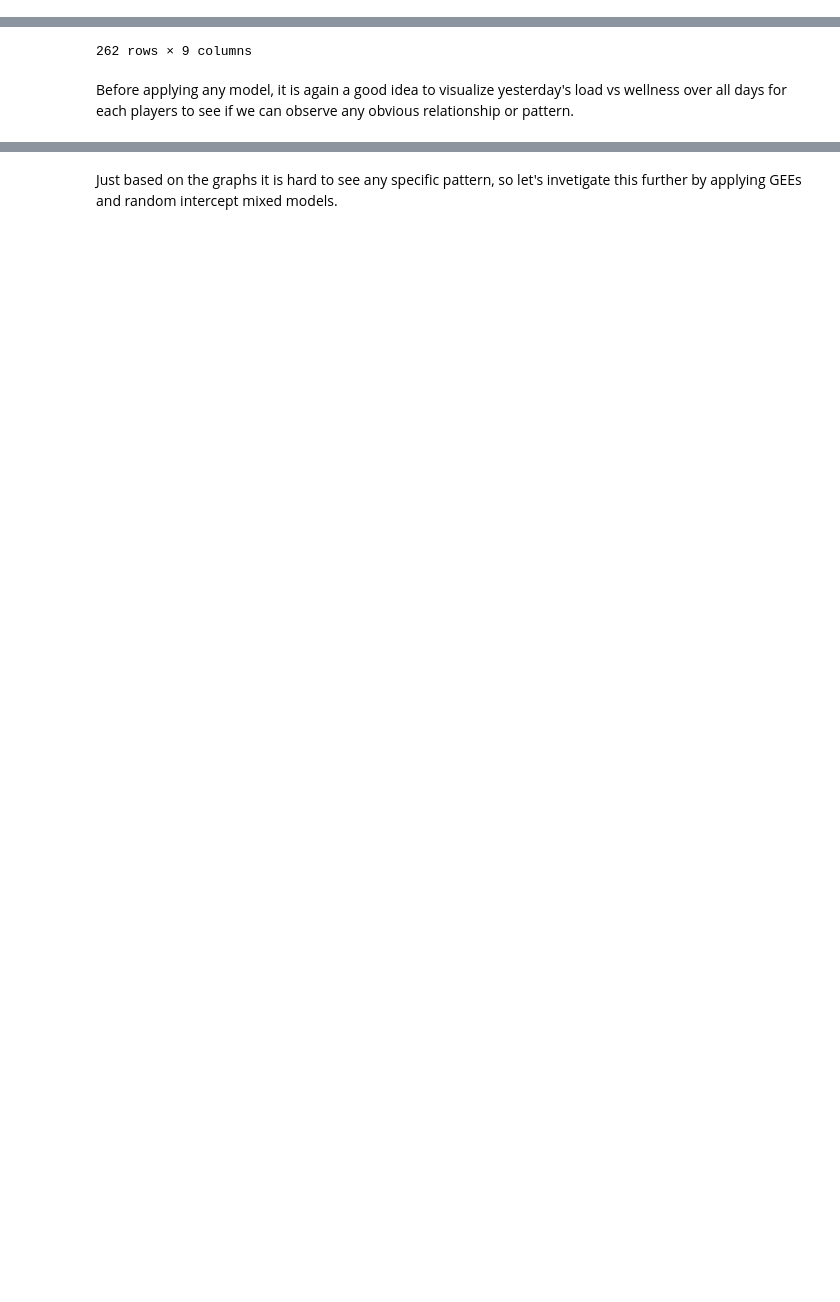
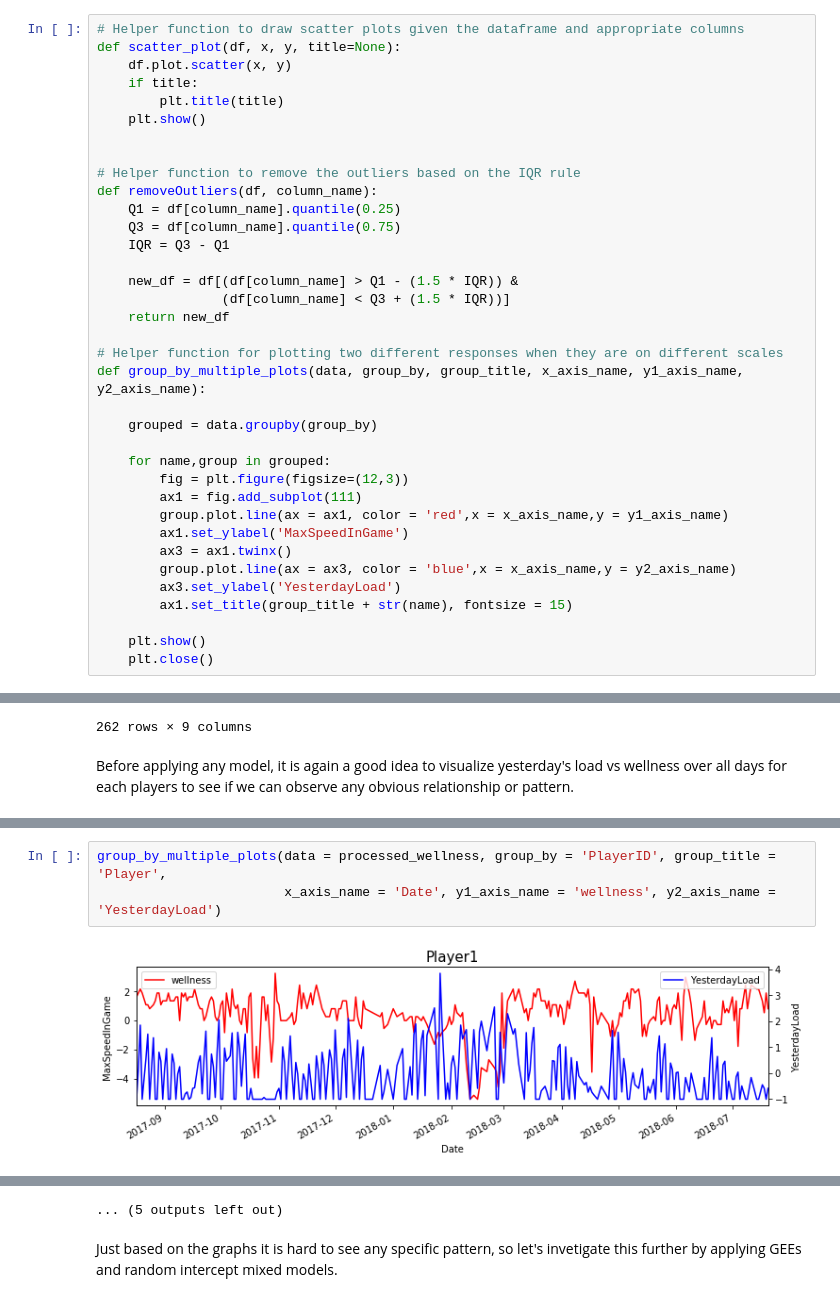
Before and after one commit to JoeRoussy/sta2453-project-1, a Jupyter notebook: yesterdays_load_vs_performance_and_wellness.ipynb, the cells around one changed output, grey strips where cells are left out. Saved outputs shown, nothing was run; the diff lists cells and outputs as text; blank space fills up the shorter version.

```diff
--- a/yesterdays_load_vs_performance_and_wellness.ipynb
+++ b/yesterdays_load_vs_performance_and_wellness.ipynb
@@ -18,3 +20,39 @@ import warnings
+# %%
+# Helper function to draw scatter plots given the dataframe and appropriate columns
+def scatter_plot(df, x, y, title=None):
+    df.plot.scatter(x, y)
+    if title:
+        plt.title(title)
+    plt.show()
+
+
+# Helper function to remove the outliers based on the IQR rule
+def removeOutliers(df, column_name):
+    Q1 = df[column_name].quantile(0.25)
+    Q3 = df[column_name].quantile(0.75)
+    IQR = Q3 - Q1
+
+    new_df = df[(df[column_name] > Q1 - (1.5 * IQR)) &
+                (df[column_name] < Q3 + (1.5 * IQR))]
+    return new_df
+
+# Helper function for plotting two different responses when they are on different scales
+def group_by_multiple_plots(data, group_by, group_title, x_axis_name, y1_axis_name, y2_axis_name):
+
+    grouped = data.groupby(group_by)
+
+    for name,group in grouped:
+        fig = plt.figure(figsize=(12,3))
+        ax1 = fig.add_subplot(111)
+        group.plot.line(ax = ax1, color = 'red',x = x_axis_name,y = y1_axis_name)
+        ax1.set_ylabel('MaxSpeedInGame')
+        ax3 = ax1.twinx()
+        group.plot.line(ax = ax3, color = 'blue',x = x_axis_name,y = y2_axis_name)
+        ax3.set_ylabel('YesterdayLoad')
+        ax1.set_title(group_title + str(name), fontsize = 15)
+
+    plt.show()
+    plt.close()
 # %% [markdown]
 ## Reading data
 # %%
@@ -197,0 +196,5 @@ plt.close()
+# %%
+group_by_multiple_plots(data = processed_wellness, group_by = 'PlayerID', group_title = 'Player',
+                        x_axis_name = 'Date', y1_axis_name = 'wellness', y2_axis_name = 'YesterdayLoad')
+# %% [output]
+[figure, added]
@@ -198,2 +212,3 @@ plt.close()
+... (5 outputs left out)
 # %% [markdown]
 Just based on the graphs it is hard to see any specific pattern, so let's invetigate this further by applying GEEs and random intercept mixed models.
```
Also changed, not shown: parts of 39 cells of this notebook.
